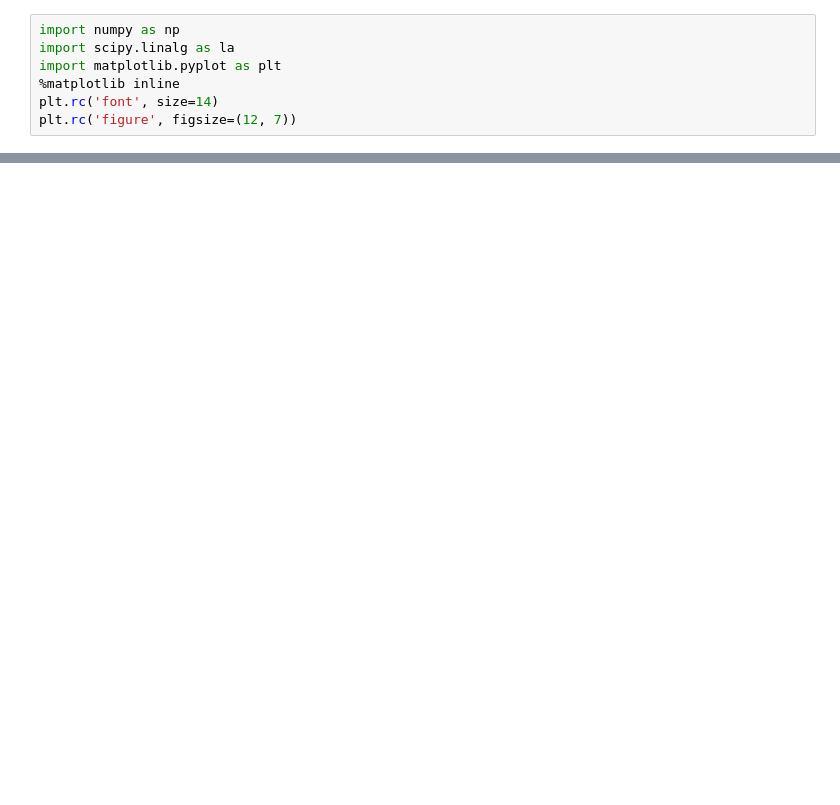
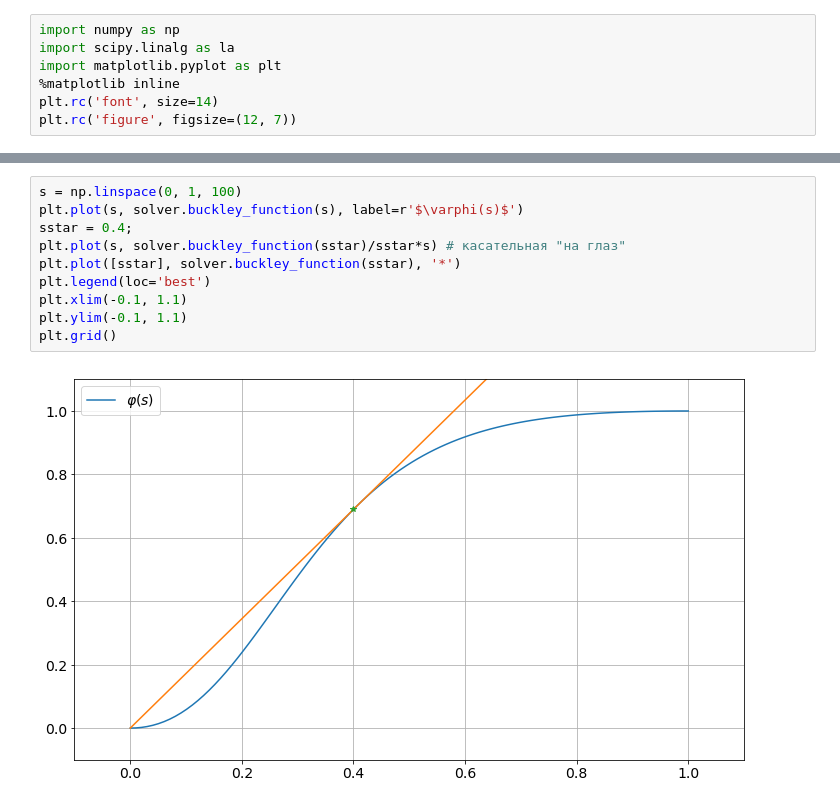
Before and after one commit to CompMathGroup/NumMethods, a Jupyter notebook: Buckley.ipynb, the cells around one changed output, grey strips where cells are left out. Saved outputs shown, nothing was run; the diff lists cells and outputs as text; blank space fills up the shorter version.

```diff
--- a/Buckley.ipynb
+++ b/Buckley.ipynb
@@ -84,0 +171,12 @@ mesh.show()
+# %%
+s = np.linspace(0, 1, 100)
+plt.plot(s, solver.buckley_function(s), label=r'$\varphi(s)$')
+sstar = 0.4;
+plt.plot(s, solver.buckley_function(sstar)/sstar*s) # касательная "на глаз"
+plt.plot([sstar], solver.buckley_function(sstar), '*')
+plt.legend(loc='best')
+plt.xlim(-0.1, 1.1)
+plt.ylim(-0.1, 1.1)
+plt.grid()
+# %% [output]
+[figure, added]
```
Also changed, not shown: parts of 10 cells of this notebook.
